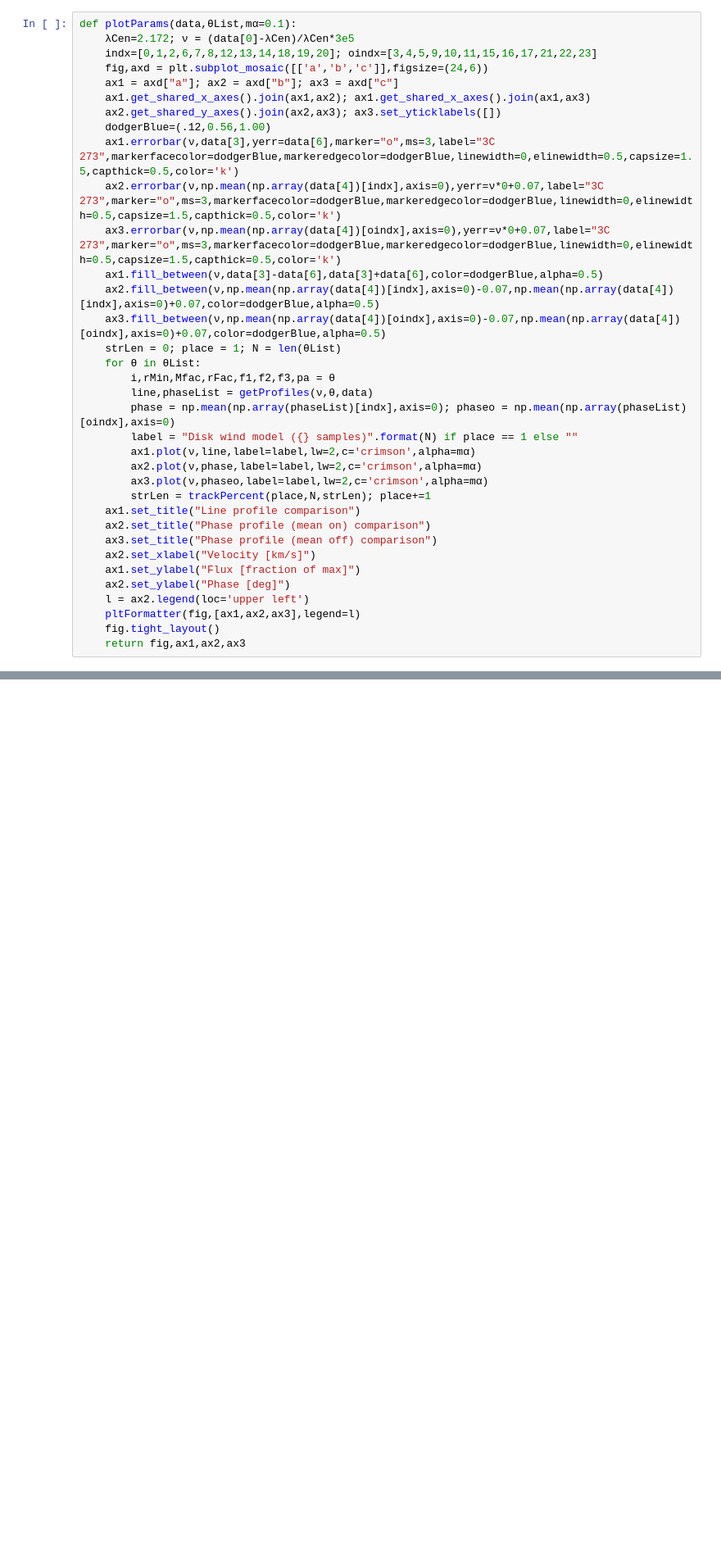
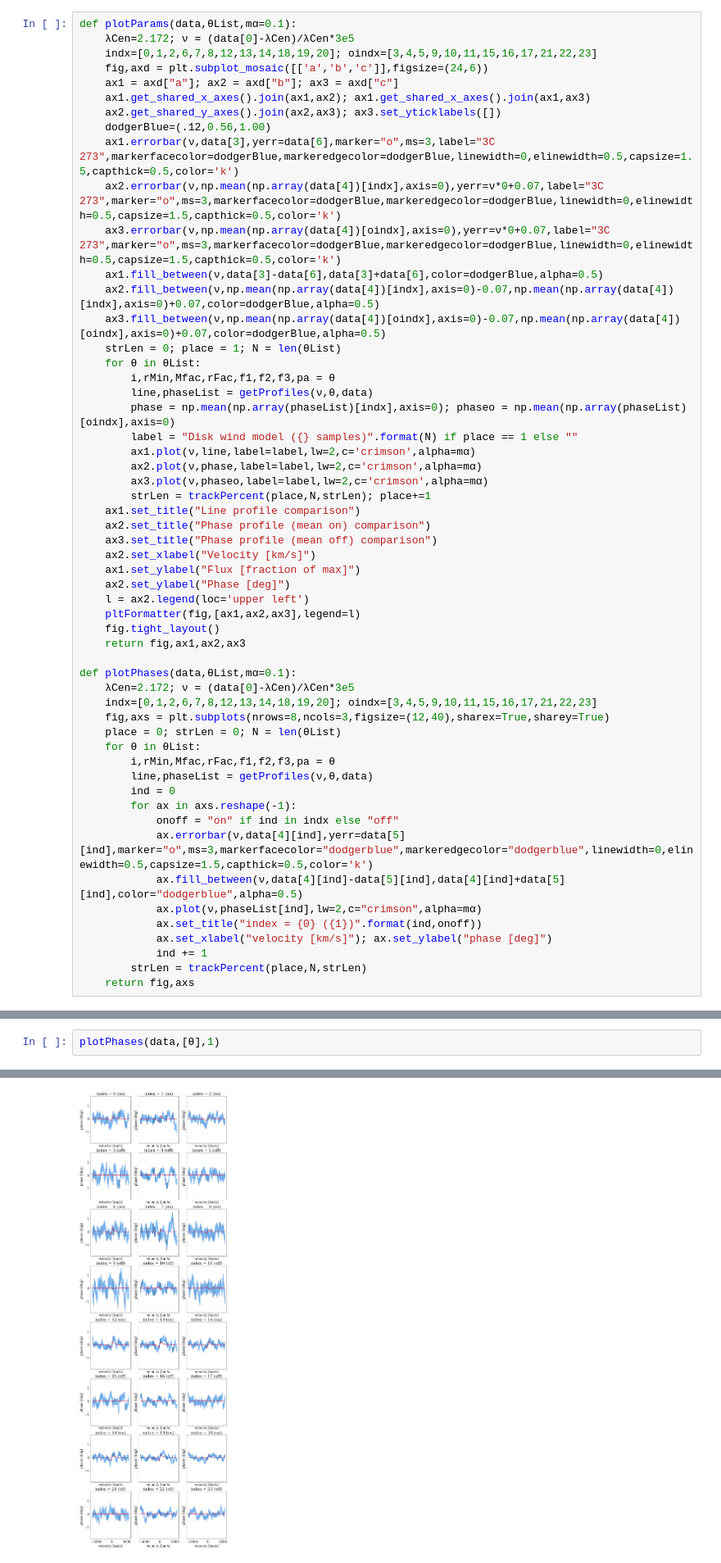
Before and after one commit to kirklong/DexterResearch, a Jupyter notebook: Summer21/PyMCViz.ipynb, the cells around one changed output, grey strips where cells are left out. Shown at 82% size. Cells and saved outputs as stored; diff of their text form; blank space fills up the shorter version.

```diff
--- a/Summer21/PyMCViz.ipynb
+++ b/Summer21/PyMCViz.ipynb
@@ -100,3 +94,23 @@ def plotParams(data,θList,mα=0.1):
     pltFormatter(fig,[ax1,ax2,ax3],legend=l)
     fig.tight_layout()
     return fig,ax1,ax2,ax3
+
+def plotPhases(data,θList,mα=0.1):
+    λCen=2.172; ν = (data[0]-λCen)/λCen*3e5
+    indx=[0,1,2,6,7,8,12,13,14,18,19,20]; oindx=[3,4,5,9,10,11,15,16,17,21,22,23]
+    fig,axs = plt.subplots(nrows=8,ncols=3,figsize=(12,40),sharex=True,sharey=True)
+    place = 0; strLen = 0; N = len(θList)
+    for θ in θList:
+        i,rMin,Mfac,rFac,f1,f2,f3,pa = θ
+        line,phaseList = getProfiles(ν,θ,data)
+        ind = 0
+        for ax in axs.reshape(-1):
+            onoff = "on" if ind in indx else "off"
+            ax.errorbar(ν,data[4][ind],yerr=data[5][ind],marker="o",ms=3,markerfacecolor="dodgerblue",markeredgecolor="dodgerblue",linewidth=0,elinewidth=0.5,capsize=1.5,capthick=0.5,color='k')
+            ax.fill_between(ν,data[4][ind]-data[5][ind],data[4][ind]+data[5][ind],color="dodgerblue",alpha=0.5)
+            ax.plot(ν,phaseList[ind],lw=2,c="crimson",alpha=mα)
+            ax.set_title("index = {0} ({1})".format(ind,onoff))
+            ax.set_xlabel("velocity [km/s]"); ax.set_ylabel("phase [deg]")
+            ind += 1
+        strLen = trackPercent(place,N,strLen)
+    return fig,axs
@@ -118,0 +133,3 @@ plotParams(data,[θ],1)
+# %%
+plotPhases(data,[θ],1)
+# %% [output]
@@ -119,3 +154,4 @@ plotParams(data,[θ],1)
+[figure, added]
 # %%
 θList = flat_samples[np.random.randint(len(flat_samples),size=100)] #this looks like nonsense, investigate further
 data = readPickle("3c273_juljanmarmay_append_gilles_specirf_wide_v6.p")
```
Also changed, not shown: parts of 13 cells of this notebook, 1 other file.
